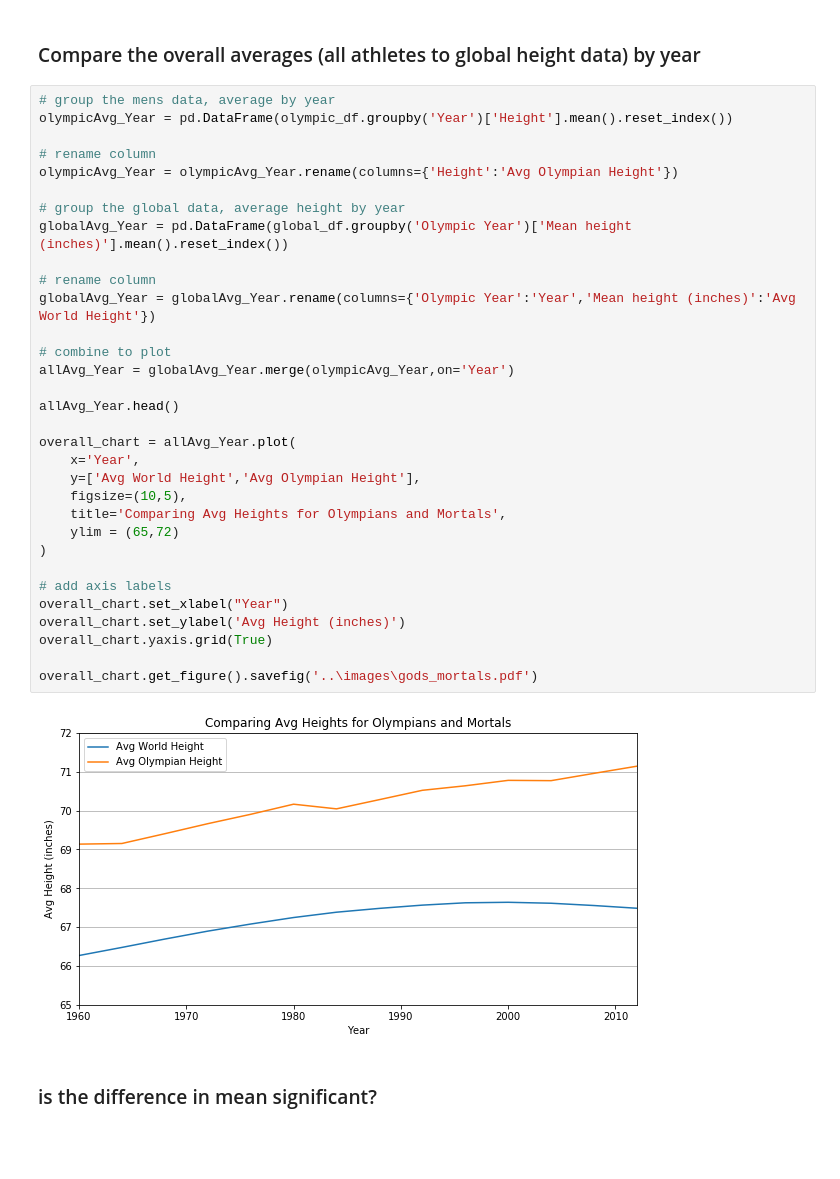
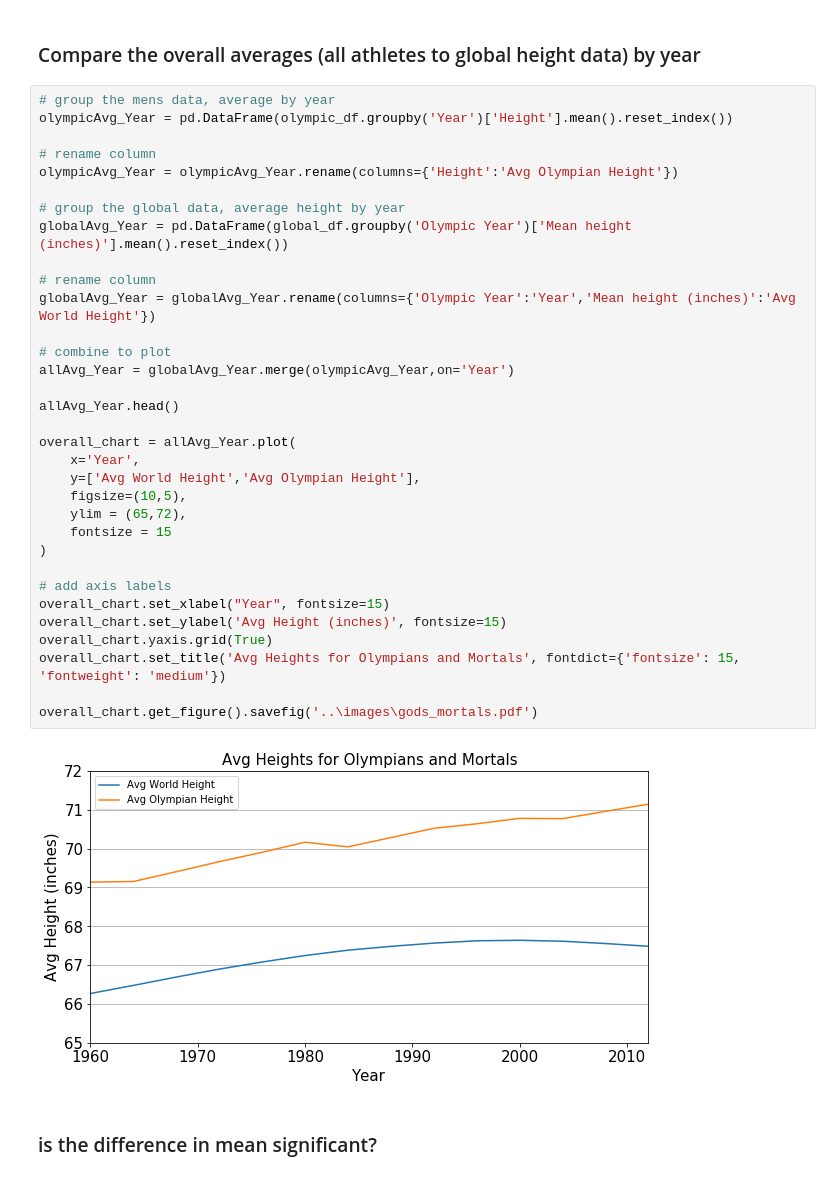
Before and after one commit to dowripple/ProjectOneRepo_JeremyKasieMichael, a Jupyter notebook: notebooks/OlympicHeights_Analysis.ipynb, the cells around one changed output. Cells and saved outputs as stored; diff of their text form; blank space fills up the shorter version.

```diff
--- a/notebooks/OlympicHeights_Analysis.ipynb
+++ b/notebooks/OlympicHeights_Analysis.ipynb
@@ -52,37 +52,38 @@ global_df.head()
 # %%
 # group the mens data, average by year
 olympicAvg_Year = pd.DataFrame(olympic_df.groupby('Year')['Height'].mean().reset_index())
 
 # rename column
 olympicAvg_Year = olympicAvg_Year.rename(columns={'Height':'Avg Olympian Height'})
 
 # group the global data, average height by year
 globalAvg_Year = pd.DataFrame(global_df.groupby('Olympic Year')['Mean height (inches)'].mean().reset_index())
 
 # rename column
 globalAvg_Year = globalAvg_Year.rename(columns={'Olympic Year':'Year','Mean height (inches)':'Avg World Height'})
 
 # combine to plot
 allAvg_Year = globalAvg_Year.merge(olympicAvg_Year,on='Year')
 
 allAvg_Year.head()
 
 overall_chart = allAvg_Year.plot(
     x='Year',
     y=['Avg World Height','Avg Olympian Height'],
     figsize=(10,5),
-    title='Comparing Avg Heights for Olympians and Mortals',
-    ylim = (65,72)
+    ylim = (65,72),
+    fontsize = 15
 )
 
 # add axis labels
-overall_chart.set_xlabel("Year")
-overall_chart.set_ylabel('Avg Height (inches)')
+overall_chart.set_xlabel("Year", fontsize=15)
+overall_chart.set_ylabel('Avg Height (inches)', fontsize=15)
 overall_chart.yaxis.grid(True)
+overall_chart.set_title('Avg Heights for Olympians and Mortals', fontdict={'fontsize': 15, 'fontweight': 'medium'})
 
 overall_chart.get_figure().savefig('..\images\gods_mortals.pdf')
 # %% [output]
-[figure, old version]
+[figure, new version]
 # %% [markdown]
 ### is the difference in mean significant?
 # %%
```
Also changed, not shown: parts of 6 cells of this notebook, 5 other files.
